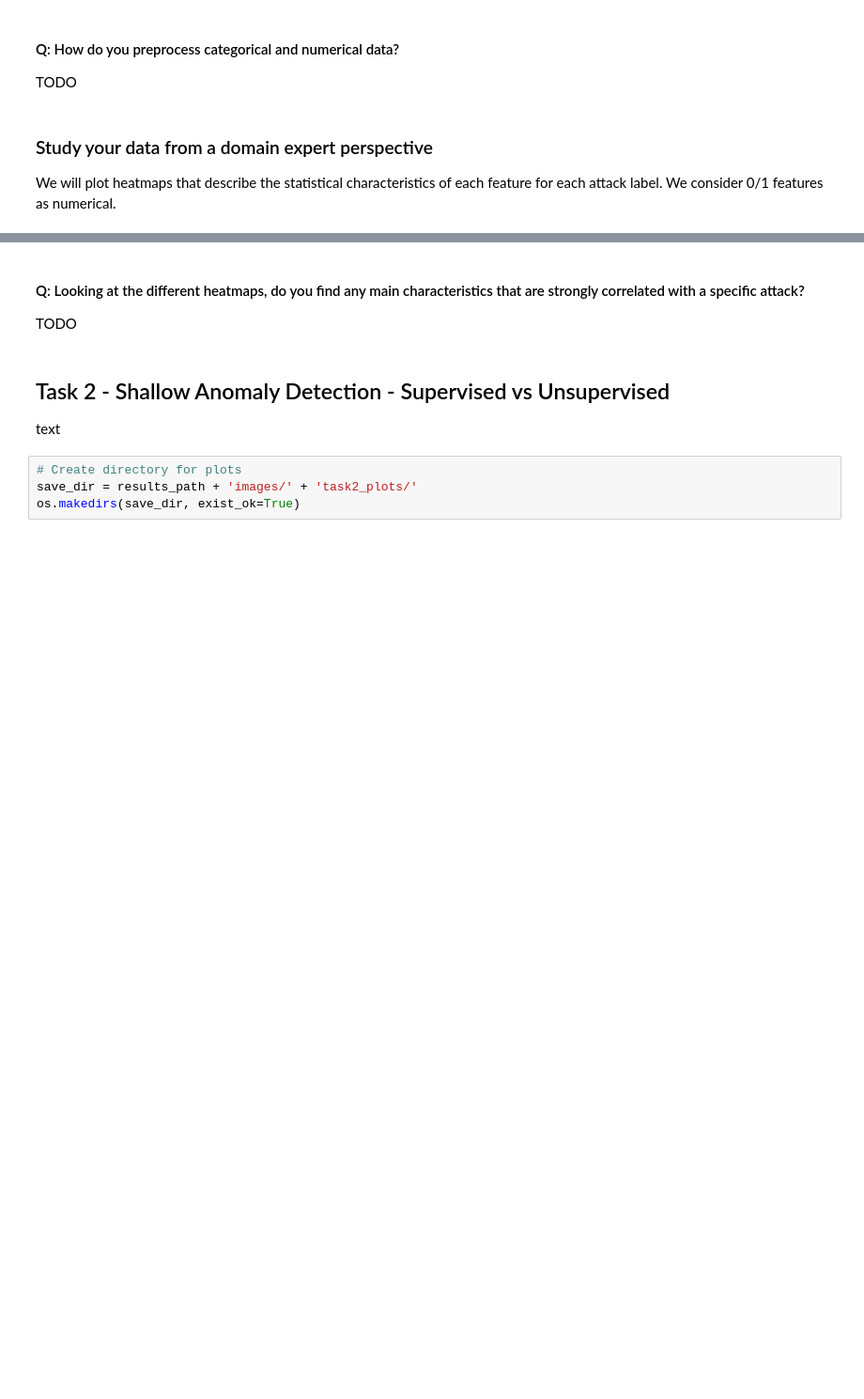
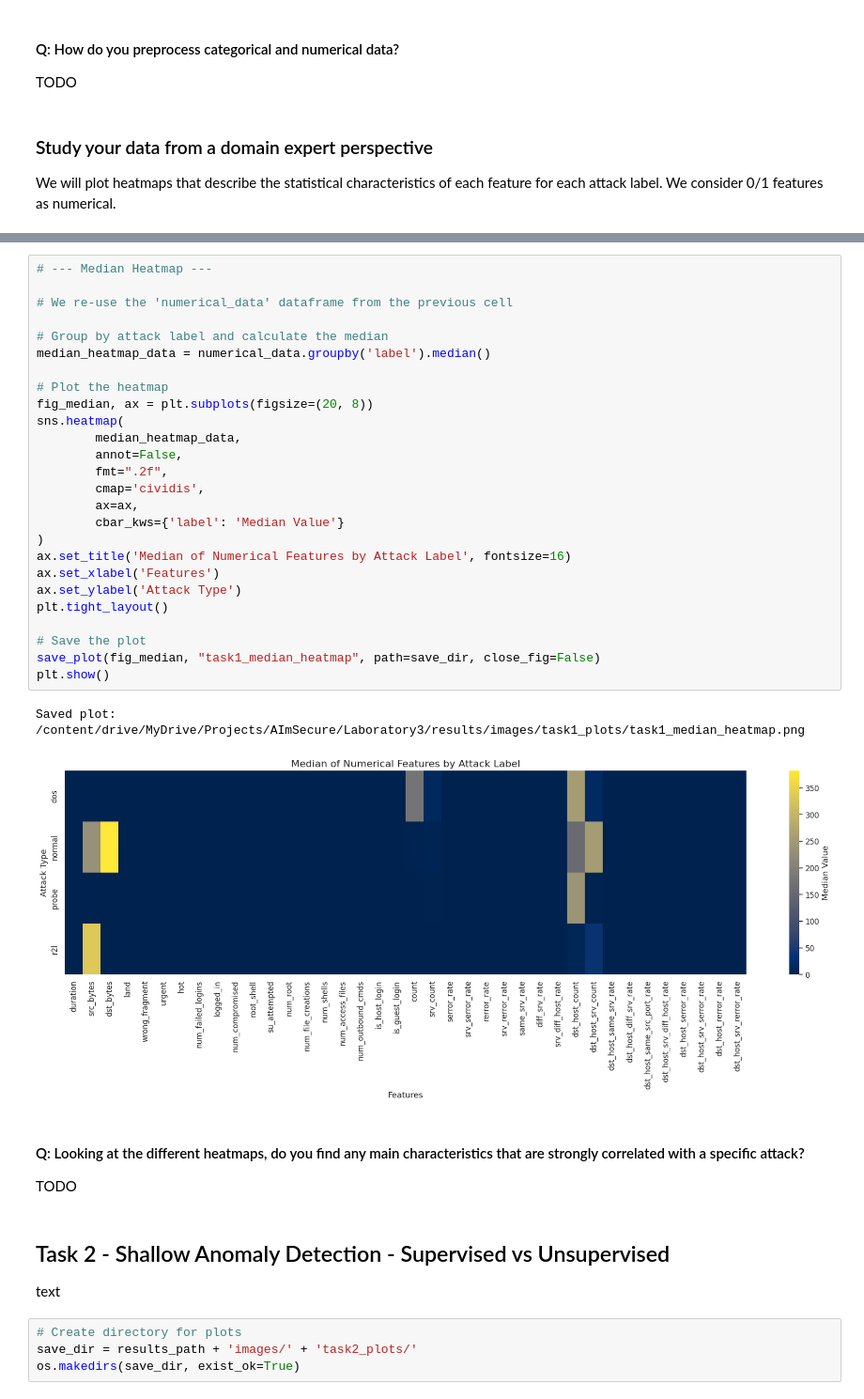
Before and after one commit to AImSecure/Laboratory3, a Jupyter notebook: lab/notebooks/Lab3_Anomaly_Detection.ipynb, the cells around one changed output, grey strips where cells are left out. Shown at 94% size. Saved outputs shown, nothing was run; the diff lists cells and outputs as text; blank space fills up the shorter version.

```diff
--- a/lab/notebooks/Lab3_Anomaly_Detection.ipynb
+++ b/lab/notebooks/Lab3_Anomaly_Detection.ipynb
@@ -215,3 +441,32 @@ We will plot heatmaps that describe the statistical characteristics of each feat
+# %%
+# --- Median Heatmap ---
+
+# We re-use the 'numerical_data' dataframe from the previous cell
+
+# Group by attack label and calculate the median
+median_heatmap_data = numerical_data.groupby('label').median()
+
+# Plot the heatmap
+fig_median, ax = plt.subplots(figsize=(20, 8))
+sns.heatmap(
+        median_heatmap_data,
+        annot=False,
+        fmt=".2f",
+        cmap='cividis',
+        ax=ax,
+        cbar_kws={'label': 'Median Value'}
+)
+ax.set_title('Median of Numerical Features by Attack Label', fontsize=16)
+ax.set_xlabel('Features')
+ax.set_ylabel('Attack Type')
+plt.tight_layout()
+
+# Save the plot
+save_plot(fig_median, "task1_median_heatmap", path=save_dir, close_fig=False)
+plt.show()
+# %% [output]
+Saved plot: /content/drive/MyDrive/Projects/AImSecure/Laboratory3/results/images/task1_plots/task1_median_heatmap.png
+[figure, added]
 # %% [markdown]
 #### Q: Looking at the different heatmaps, do you find any main characteristics that are strongly correlated with a specific attack?
 
```
Also changed, not shown: parts of 25 cells of this notebook.
